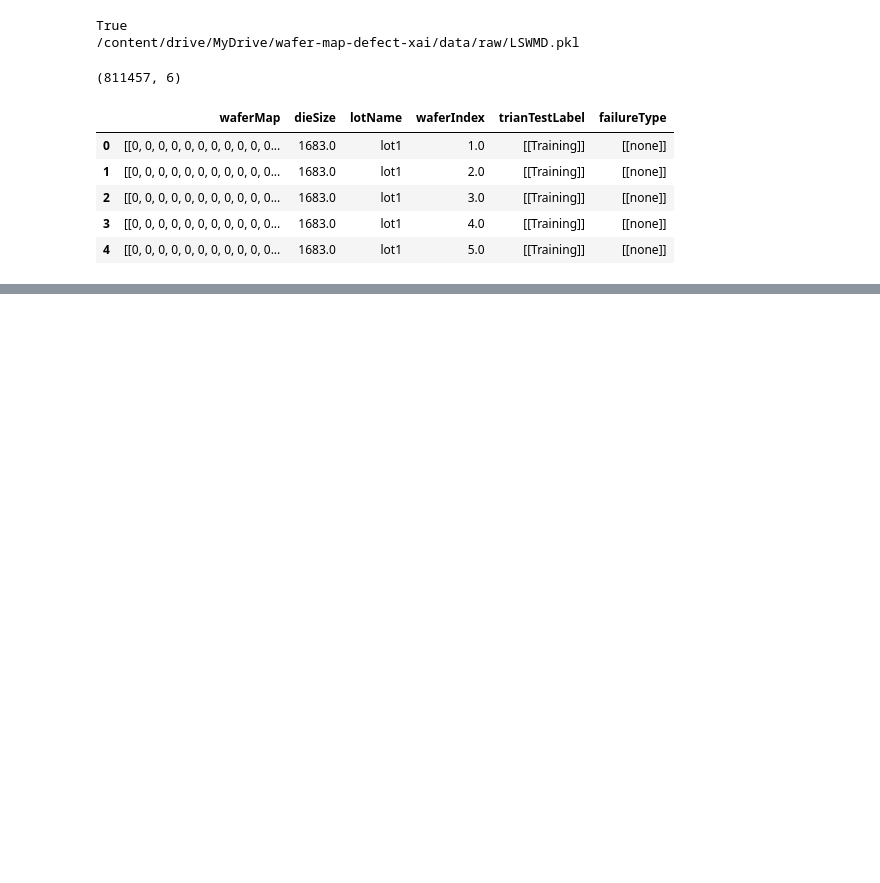
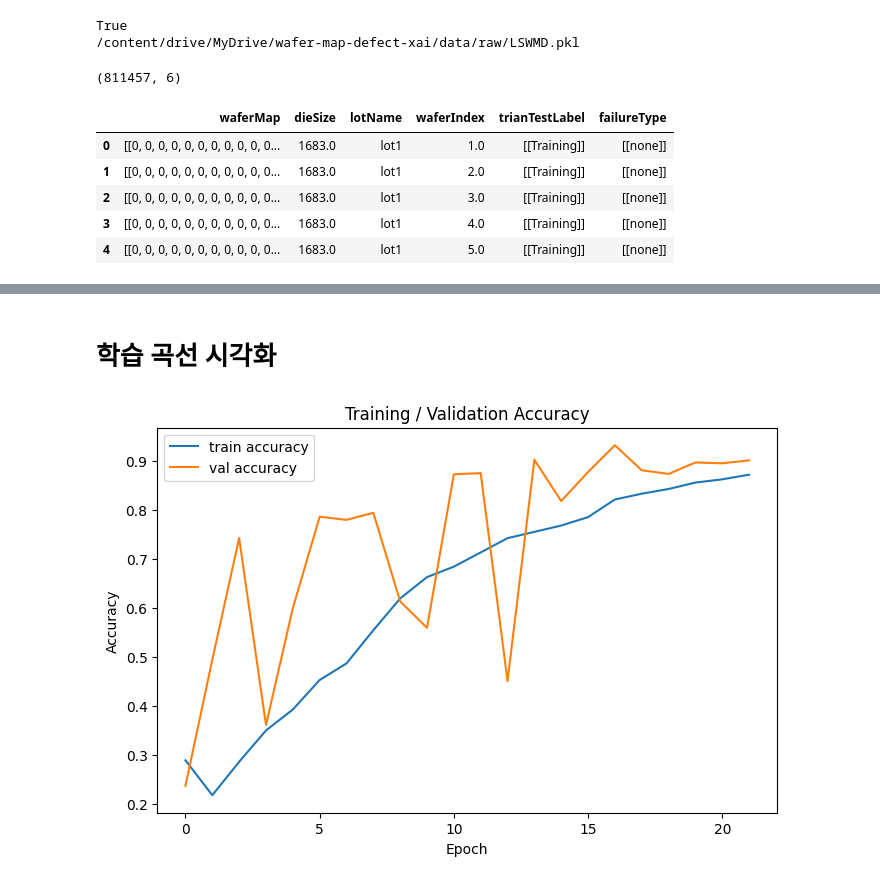
Before and after one commit to junnokimm/wafer-map-defect-xai, a Jupyter notebook: notebooks/wafer_map_defect_xai.ipynb, the cells around one changed output, grey strips where cells are left out. Saved outputs shown, nothing was run; the diff lists cells and outputs as text; code cells hidden in the pictures; blank space fills up the shorter version.

```diff
--- a/notebooks/wafer_map_defect_xai.ipynb
+++ b/notebooks/wafer_map_defect_xai.ipynb
@@ -57,0 +287,24 @@ df.head()
+# %%
+checkpoint_path = os.path.join(MODEL_PATH, "best_cnn_model.keras")
+
+callbacks = [
+    tf.keras.callbacks.ModelCheckpoint(
+        checkpoint_path,
+        monitor="val_loss",
+        save_best_only=True,
+        verbose=1
+    ),
+    tf.keras.callbacks.EarlyStopping(
+        monitor="val_loss",
+        patience=5,
+        restore_best_weights=True,
+        verbose=1
+    ),
+    tf.keras.callbacks.ReduceLROnPlateau(
+        monitor="val_loss",
+        factor=0.5,
+        patience=2,
+        min_lr=1e-6,
+        verbose=1
+    )
+]
@@ -57,0 +313,10 @@ df.head()
+# %%
+history = model.fit(
+    X_train,
+    y_train,
+    validation_data=(X_val, y_val),
+    epochs=30,
+    batch_size=128,
+    class_weight=class_weight_dict,
+    callbacks=callbacks
+)
@@ -57,0 +352,15 @@ df.head()
+# %% [markdown]
+# 학습 곡선 시각화
+# %%
+import matplotlib.pyplot as plt
+
+plt.figure(figsize=(8, 5))
+plt.plot(history.history["accuracy"], label="train accuracy")
+plt.plot(history.history["val_accuracy"], label="val accuracy")
+plt.xlabel("Epoch")
+plt.ylabel("Accuracy")
+plt.legend()
+plt.title("Training / Validation Accuracy")
+plt.show()
+# %% [output]
+[figure, added]
```
Also changed, not shown: parts of 26 cells of this notebook, 1 other file.
